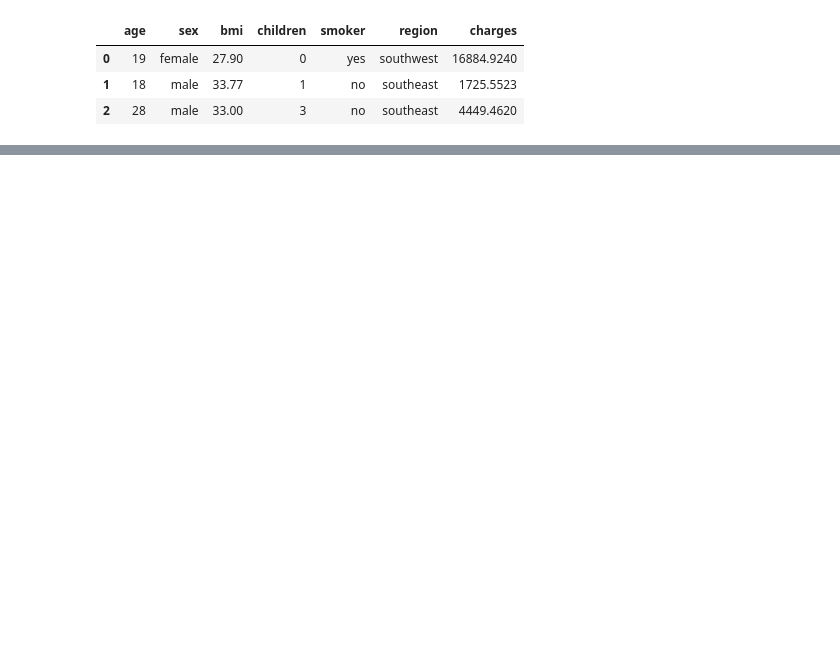
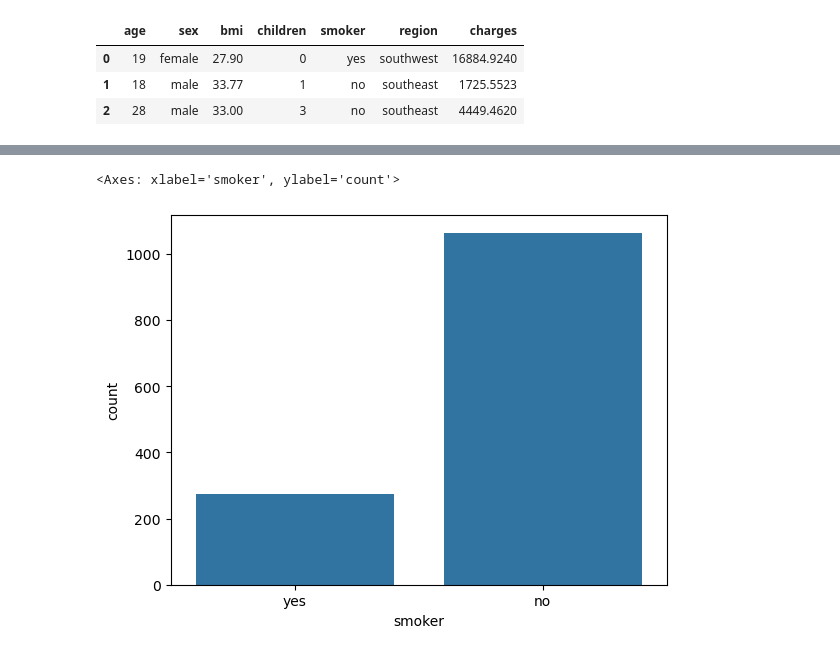
Before and after one commit to Dhananjay787500/Brainstorm-Bytes, a Jupyter notebook: Insurance_EDA.ipynb, the cells around one changed output, grey strips where cells are left out. Saved outputs shown, nothing was run; the diff lists cells and outputs as text; code cells hidden in the pictures; blank space fills up the shorter version.

```diff
--- a/Insurance_EDA.ipynb
+++ b/Insurance_EDA.ipynb
@@ -68,0 +90,6 @@ Name: bmi, Length: 1338, dtype: float64>
+# %%
+# smoker analysing
+sns.countplot(x = df['smoker'])
+# %% [output]
+<Axes: xlabel='smoker', ylabel='count'>
+[figure, added]
```
Also changed, not shown: parts of 24 cells of this notebook, 1 other file.
